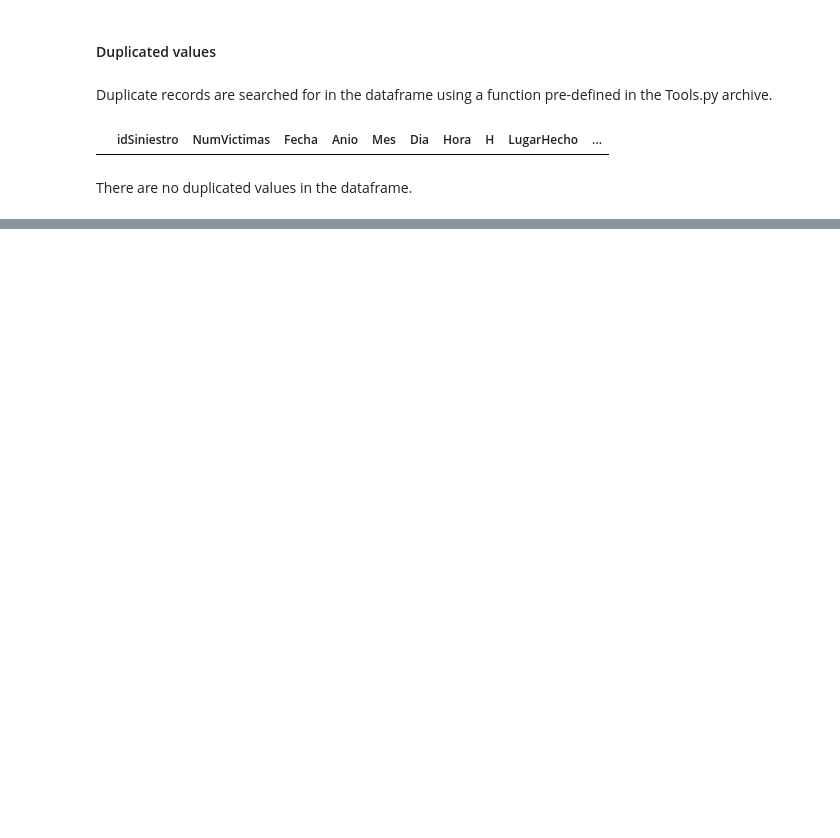
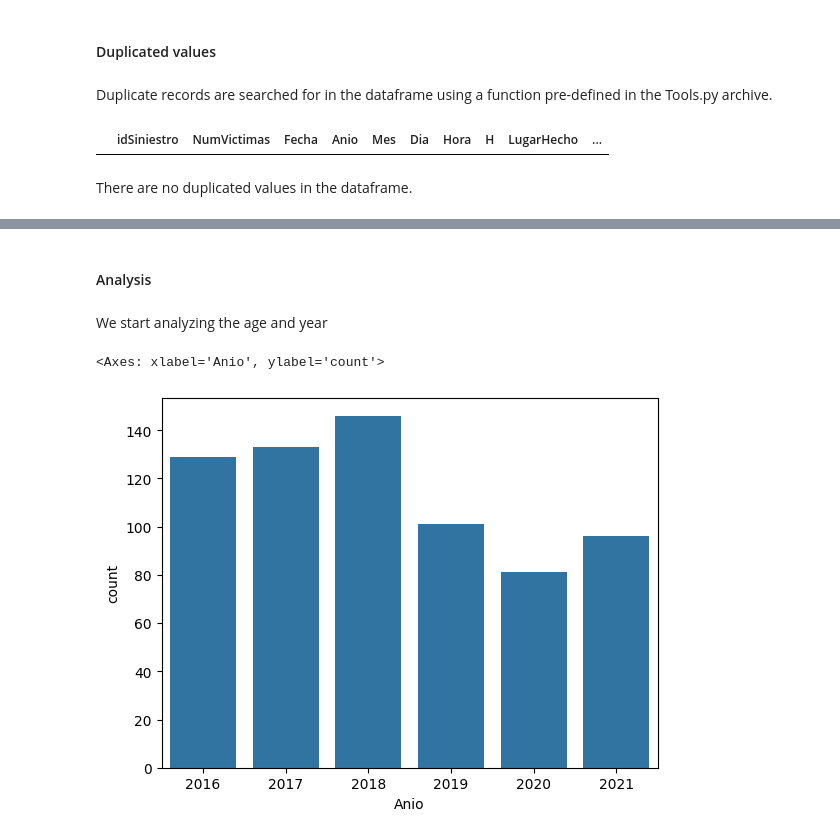
Before and after one commit to priscilamuniz/PI_Accidentes_Viales, a Jupyter notebook: 03_EDA.ipynb, the cells around one changed output, grey strips where cells are left out. Saved outputs shown, nothing was run; the diff lists cells and outputs as text; code cells hidden in the pictures; blank space fills up the shorter version.

```diff
--- a/03_EDA.ipynb
+++ b/03_EDA.ipynb
@@ -273,0 +321,9 @@ There are no duplicated values in the dataframe.
+# %% [markdown]
+#### Analysis
+# %% [markdown]
+We start analyzing the age and year
+# %%
+sns.countplot(data = df, x = 'Anio')
+# %% [output]
+<Axes: xlabel='Anio', ylabel='count'>
+[figure, added]
```
Also changed, not shown: parts of 34 cells of this notebook, 17 other files.
